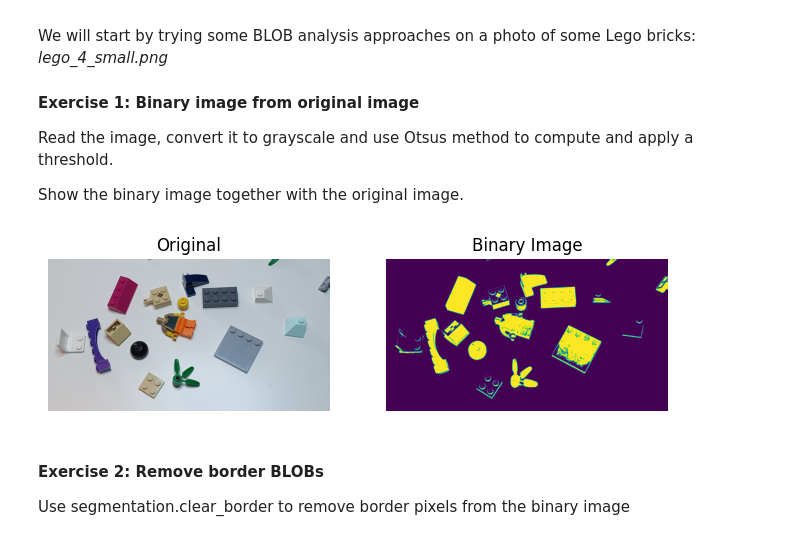
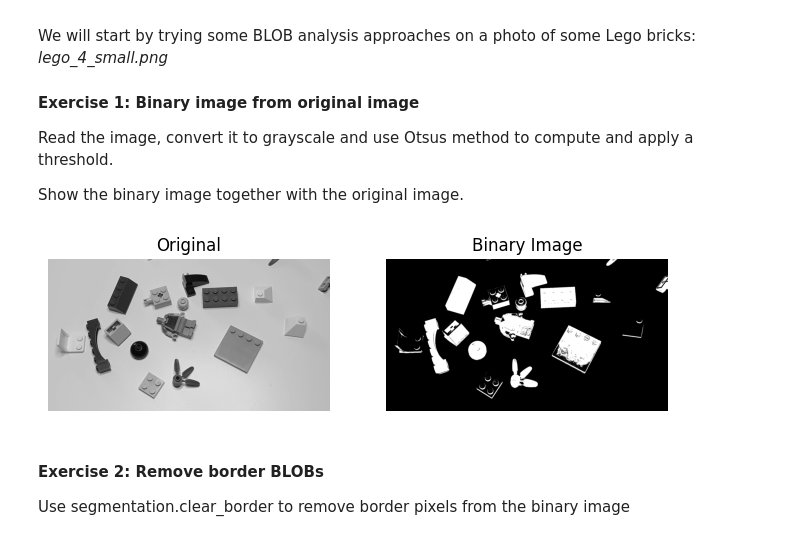
Before and after one commit to Bochoxic/Image-Analisis-Course-DTU, a Jupyter notebook: ex5-BLOBAnalysis/Exercise5.ipynb, the cells around one changed output. Cells and saved outputs as stored; diff of their text form; code cells hidden in the pictures.

```diff
--- a/ex5-BLOBAnalysis/Exercise5.ipynb
+++ b/ex5-BLOBAnalysis/Exercise5.ipynb
@@ -23,10 +23,10 @@ and define a convenience function to show two images side by side:
 def show_comparison(original, modified, modified_name):
     fig, (ax1, ax2) = plt.subplots(ncols=2, figsize=(8, 4), sharex=True,
                                    sharey=True)
-    ax1.imshow(original)
+    ax1.imshow(original, cmap=plt.cm.gray)
     ax1.set_title('Original')
     ax1.axis('off')
-    ax2.imshow(modified)
+    ax2.imshow(modified, cmap=plt.cm.gray)
     ax2.set_title(modified_name)
     ax2.axis('off')
     io.show()
@@ -43,15 +43,16 @@ Show the binary image together with the original image.
 # %%
 in_dir = "data/"
 im_name = "lego_4_small.png"
 
 img = io.imread(in_dir+im_name)
+
 gray_img = color.rgb2gray(img)
 thresh = threshold_otsu(gray_img)
 bin_img = gray_img <=thresh
 
-show_comparison(img,bin_img, "Binary Image")
+show_comparison(gray_img,bin_img, "Binary Image")
 # %% [output]
-[figure, old version]
+[figure, new version]
 # %% [markdown]
 #### Exercise 2: Remove border BLOBs
 
```
Also changed, not shown: parts of 42 cells of this notebook, 6 other files.
